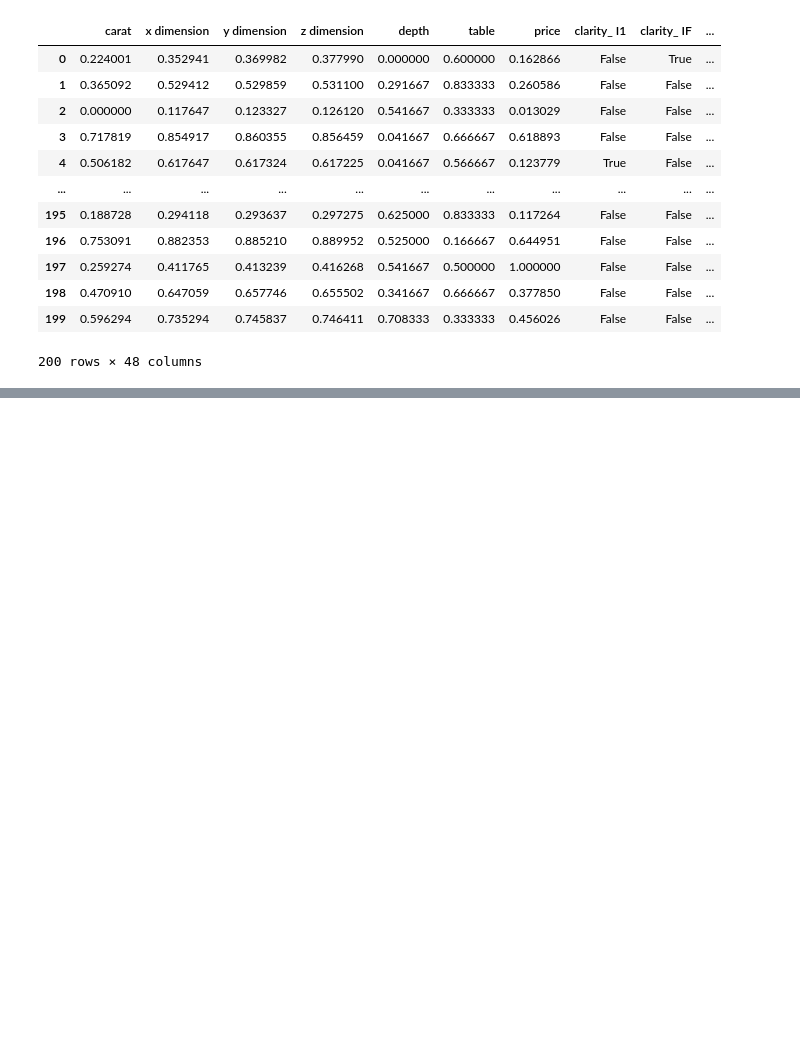
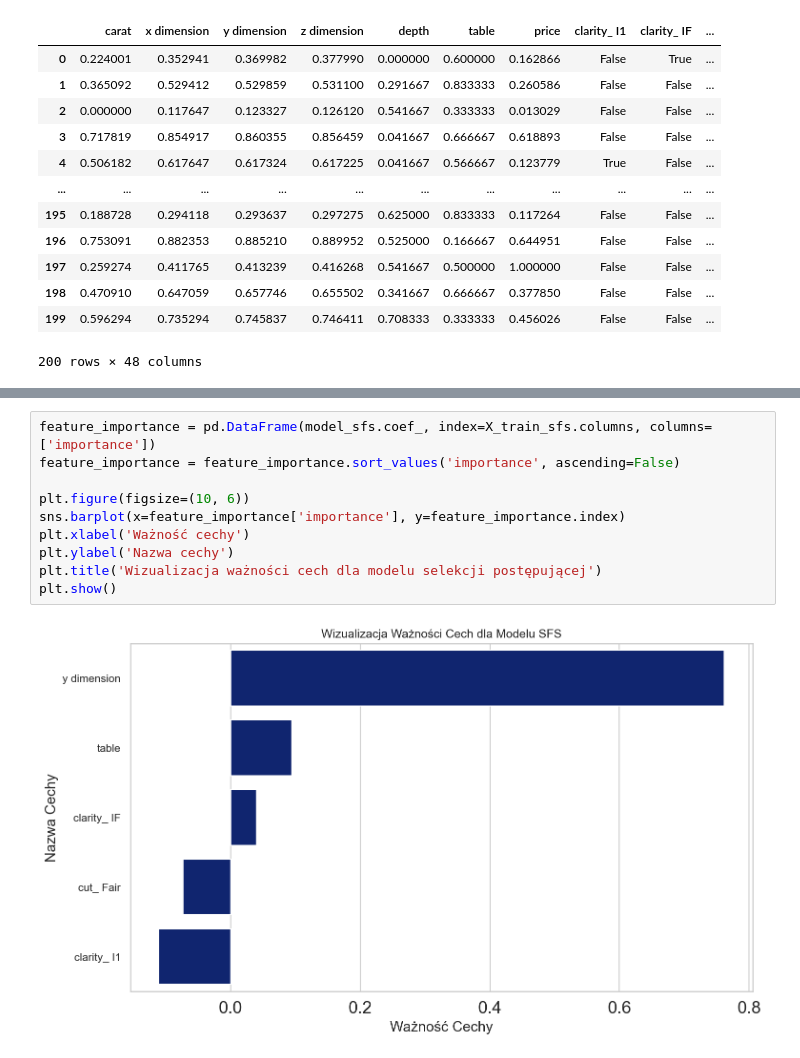
Before and after one commit to MateuszDurak/Projekt-PAD, a Jupyter notebook: analiza_i_czyszczenie.ipynb, the cells around one changed output, grey strips where cells are left out. Cells and saved outputs as stored; diff of their text form; blank space fills up the shorter version.

```diff
--- a/analiza_i_czyszczenie.ipynb
+++ b/analiza_i_czyszczenie.ipynb
@@ -683,0 +745,12 @@ for column in categorical_columns:
+# %%
+feature_importance = pd.DataFrame(model_sfs.coef_, index=X_train_sfs.columns, columns=['importance'])
+feature_importance = feature_importance.sort_values('importance', ascending=False)
+
+plt.figure(figsize=(10, 6))
+sns.barplot(x=feature_importance['importance'], y=feature_importance.index)
+plt.xlabel('Ważność cechy')
+plt.ylabel('Nazwa cechy')
+plt.title('Wizualizacja ważności cech dla modelu selekcji postępującej')
+plt.show()
+# %% [output]
+[figure, added]
```
Also changed, not shown: parts of 11 cells of this notebook.
